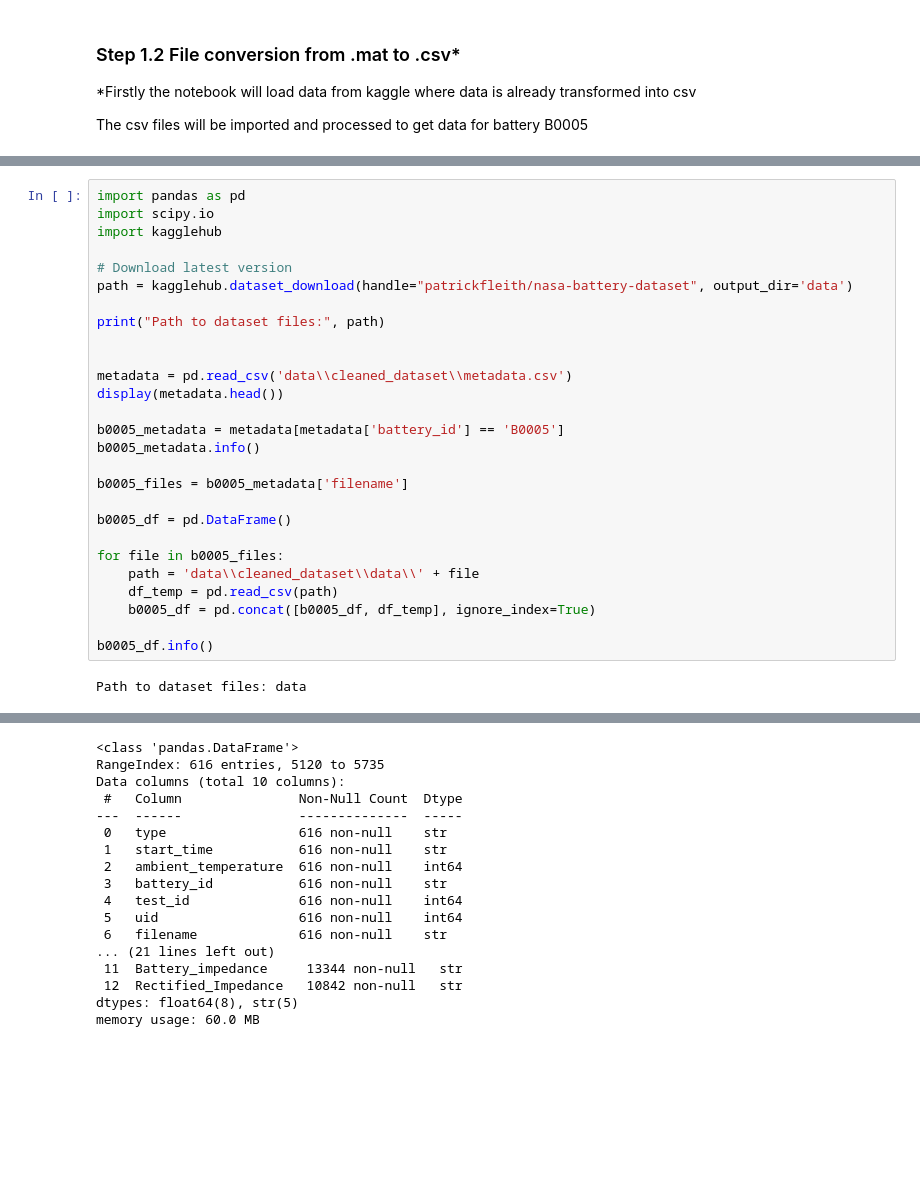
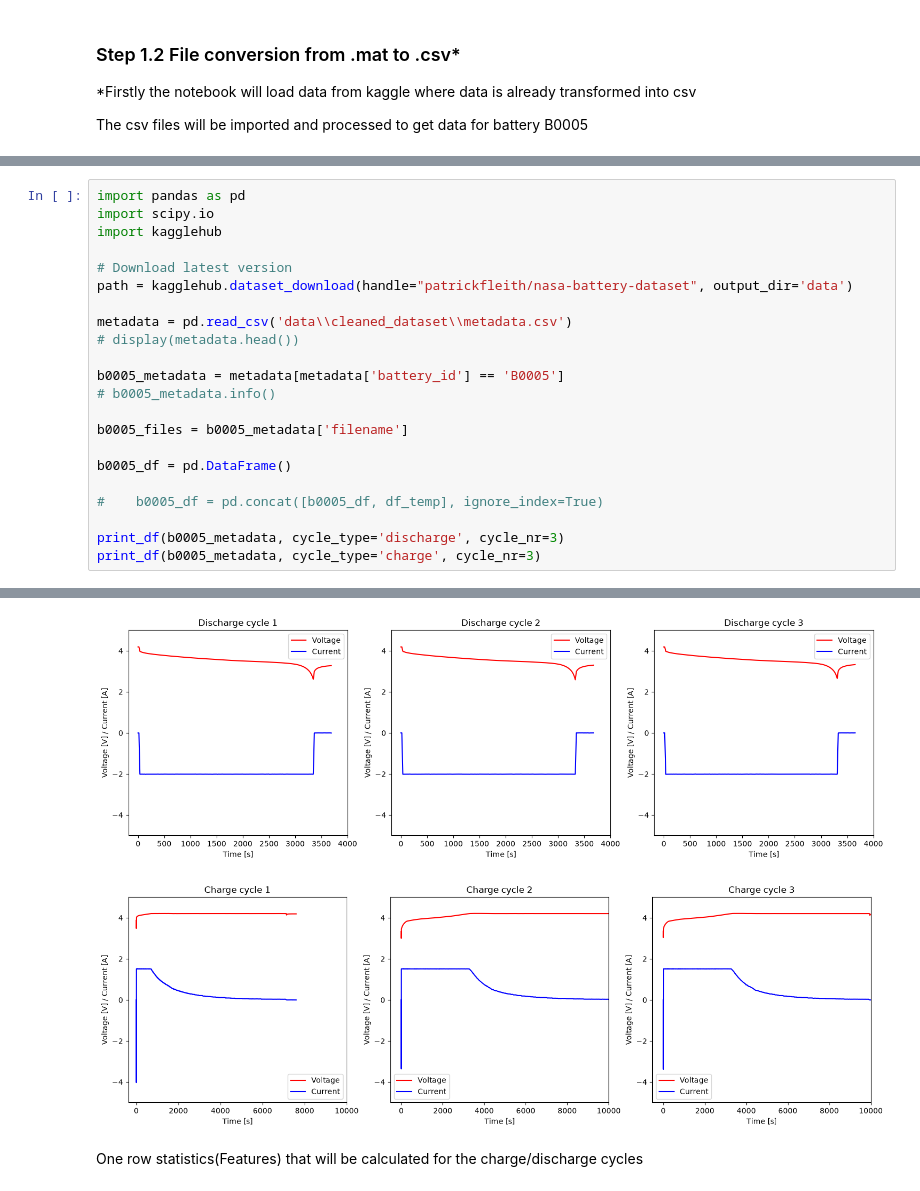
Before and after one commit to RobertMatei35/DataScienceProjects, a Jupyter notebook: Intermediate/Battery_RUL_Estimator/Battery_RUL_Estimator.ipynb, the cells around one changed output, grey strips where cells are left out. Cells and saved outputs as stored; diff of their text form; blank space fills up the shorter version.

Commit message:
Created a plotting function for diff cycle types + started creating one-row features

```diff
--- a/Intermediate/Battery_RUL_Estimator/Battery_RUL_Estimator.ipynb
+++ b/Intermediate/Battery_RUL_Estimator/Battery_RUL_Estimator.ipynb
@@ -56,24 +90,18 @@ import kagglehub
 # Download latest version
 path = kagglehub.dataset_download(handle="patrickfleith/nasa-battery-dataset", output_dir='data')
 
-print("Path to dataset files:", path)
-
-
 metadata = pd.read_csv('data\\cleaned_dataset\\metadata.csv')
-display(metadata.head())
+# display(metadata.head())
 
 b0005_metadata = metadata[metadata['battery_id'] == 'B0005']
-b0005_metadata.info()
+# b0005_metadata.info()
 
 b0005_files = b0005_metadata['filename']
 
 b0005_df = pd.DataFrame()
 
-for file in b0005_files:
-    path = 'data\\cleaned_dataset\\data\\' + file
-    df_temp = pd.read_csv(path)
-    b0005_df = pd.concat([b0005_df, df_temp], ignore_index=True)
+#    b0005_df = pd.concat([b0005_df, df_temp], ignore_index=True)
 
-b0005_df.info()
+print_df(b0005_metadata, cycle_type='discharge', cycle_nr=3)
+print_df(b0005_metadata, cycle_type='charge', cycle_nr=3)
 # %% [output]
-Path to dataset files: data
@@ -86,17 +108,4 @@ Path to dataset files: data
-<class 'pandas.DataFrame'>
-RangeIndex: 616 entries, 5120 to 5735
-Data columns (total 10 columns):
- #   Column               Non-Null Count  Dtype
----  ------               --------------  -----
- 0   type                 616 non-null    str
- 1   start_time           616 non-null    str
- 2   ambient_temperature  616 non-null    int64
- 3   battery_id           616 non-null    str
- 4   test_id              616 non-null    int64
- 5   uid                  616 non-null    int64
- 6   filename             616 non-null    str
-... (21 lines left out)
- 11  Battery_impedance     13344 non-null   str
- 12  Rectified_Impedance   10842 non-null   str
-dtypes: float64(8), str(5)
-memory usage: 60.0 MB
+[figure, added]
+[figure, added]
+# %% [markdown]
+One row statistics(Features) that will be calculated for the charge/discharge cycles
```
Also changed, not shown: parts of 5 cells of this notebook.
